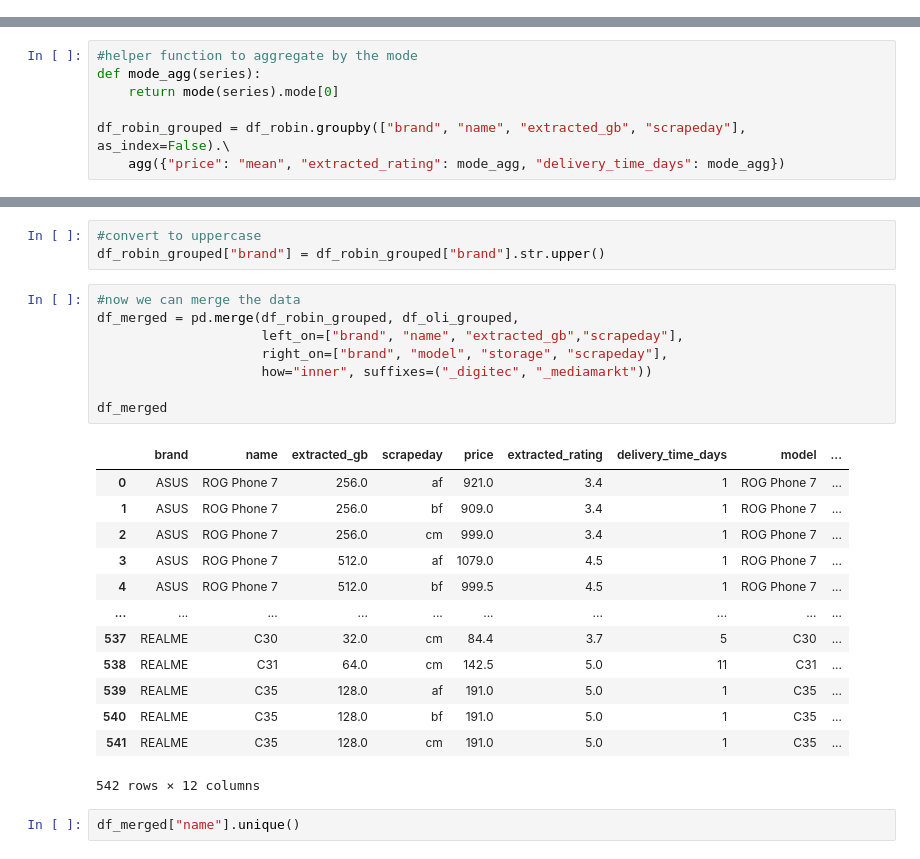
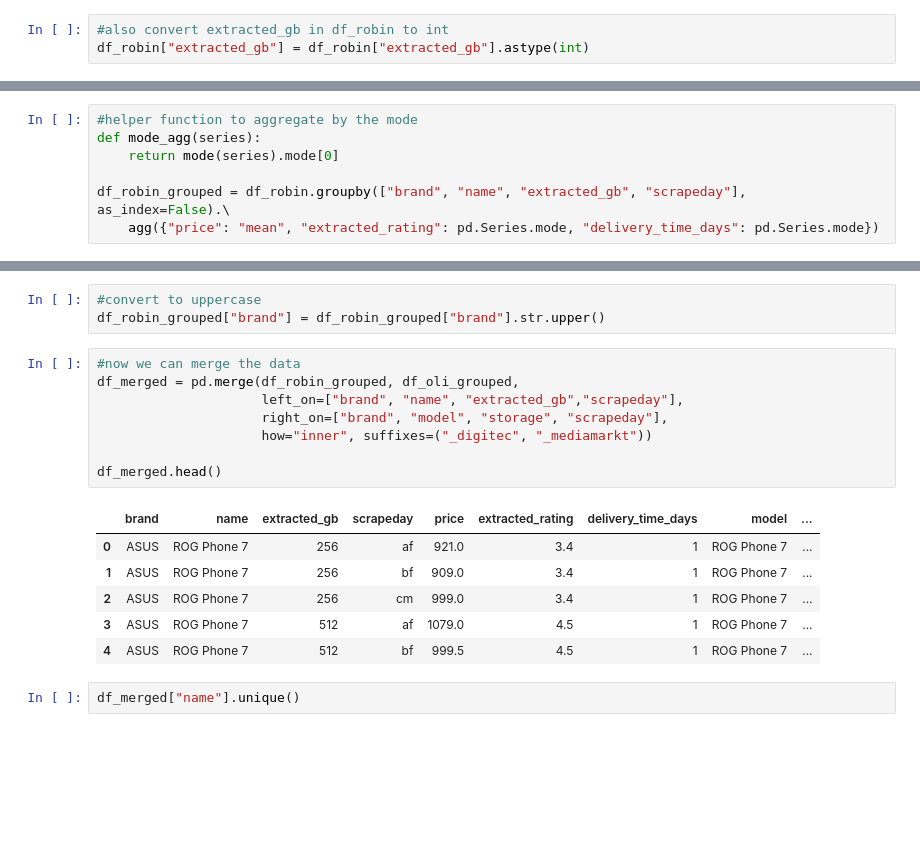
Before and after one commit to rportm/cip_project, a Jupyter notebook: joining_data.ipynb, the cells around one changed output, grey strips where cells are left out. Cells and saved outputs as stored; diff of their text form; blank space fills up the shorter version.

```diff
--- a/joining_data.ipynb
+++ b/joining_data.ipynb
@@ -95,3 +85,6 @@ df_oli
+# %%
+#also convert extracted_gb in df_robin to int
+df_robin["extracted_gb"] = df_robin["extracted_gb"].astype(int)
 # %%
 #remove all the refurbished phones from olis' dataset
 df_oli = df_oli[df_oli["refurbished"] == 0].copy()
@@ -143,5 +129,5 @@ def mode_agg(series):
     return mode(series).mode[0]
 
 df_robin_grouped = df_robin.groupby(["brand", "name", "extracted_gb", "scrapeday"], as_index=False).\
-    agg({"price": "mean", "extracted_rating": mode_agg, "delivery_time_days": mode_agg})
+    agg({"price": "mean", "extracted_rating": pd.Series.mode, "delivery_time_days": pd.Series.mode})
 # %%
@@ -236,25 +208,18 @@ df_robin_grouped["brand"] = df_robin_grouped["brand"].str.upper()
 # %%
 #now we can merge the data
 df_merged = pd.merge(df_robin_grouped, df_oli_grouped,
                      left_on=["brand", "name", "extracted_gb","scrapeday"],
                      right_on=["brand", "model", "storage", "scrapeday"],
                      how="inner", suffixes=("_digitec", "_mediamarkt"))
 
-df_merged
+df_merged.head()
 # %% [output]
 |  | brand | name | extracted_gb | scrapeday | price | extracted_rating | delivery_time_days | model | ... |
-| 0 | ASUS | ROG Phone 7 | 256.0 | af | 921.0 | 3.4 | 1 | ROG Phone 7 | ... |
-| 1 | ASUS | ROG Phone 7 | 256.0 | bf | 909.0 | 3.4 | 1 | ROG Phone 7 | ... |
-| 2 | ASUS | ROG Phone 7 | 256.0 | cm | 999.0 | 3.4 | 1 | ROG Phone 7 | ... |
-| 3 | ASUS | ROG Phone 7 | 512.0 | af | 1079.0 | 4.5 | 1 | ROG Phone 7 | ... |
-| 4 | ASUS | ROG Phone 7 | 512.0 | bf | 999.5 | 4.5 | 1 | ROG Phone 7 | ... |
-| ... | ... | ... | ... | ... | ... | ... | ... | ... | ... |
-| 537 | REALME | C30 | 32.0 | cm | 84.4 | 3.7 | 5 | C30 | ... |
-| 538 | REALME | C31 | 64.0 | cm | 142.5 | 5.0 | 11 | C31 | ... |
-| 539 | REALME | C35 | 128.0 | af | 191.0 | 5.0 | 1 | C35 | ... |
-| 540 | REALME | C35 | 128.0 | bf | 191.0 | 5.0 | 1 | C35 | ... |
-| 541 | REALME | C35 | 128.0 | cm | 191.0 | 5.0 | 1 | C35 | ... |
+| 0 | ASUS | ROG Phone 7 | 256 | af | 921.0 | 3.4 | 1 | ROG Phone 7 | ... |
+| 1 | ASUS | ROG Phone 7 | 256 | bf | 909.0 | 3.4 | 1 | ROG Phone 7 | ... |
+| 2 | ASUS | ROG Phone 7 | 256 | cm | 999.0 | 3.4 | 1 | ROG Phone 7 | ... |
+| 3 | ASUS | ROG Phone 7 | 512 | af | 1079.0 | 4.5 | 1 | ROG Phone 7 | ... |
+| 4 | ASUS | ROG Phone 7 | 512 | bf | 999.5 | 4.5 | 1 | ROG Phone 7 | ... |
-542 rows × 12 columns
 # %%
 df_merged["name"].unique()
 # %% [output]
```
Also changed, not shown: parts of 19 cells of this notebook, 1 other file.
